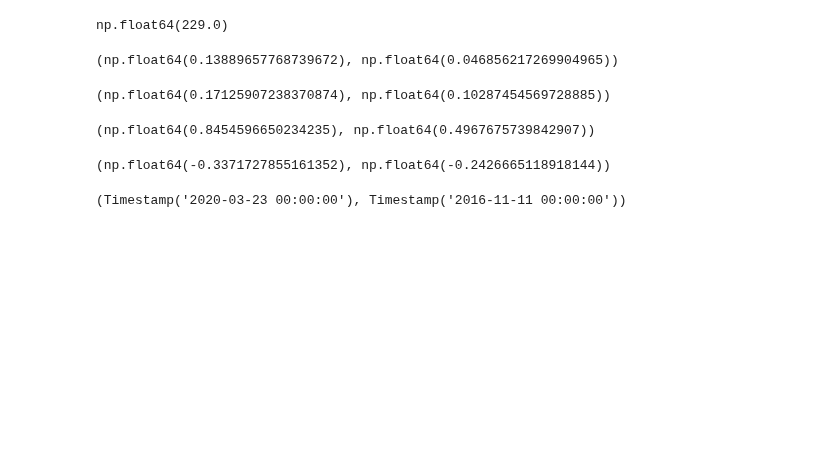
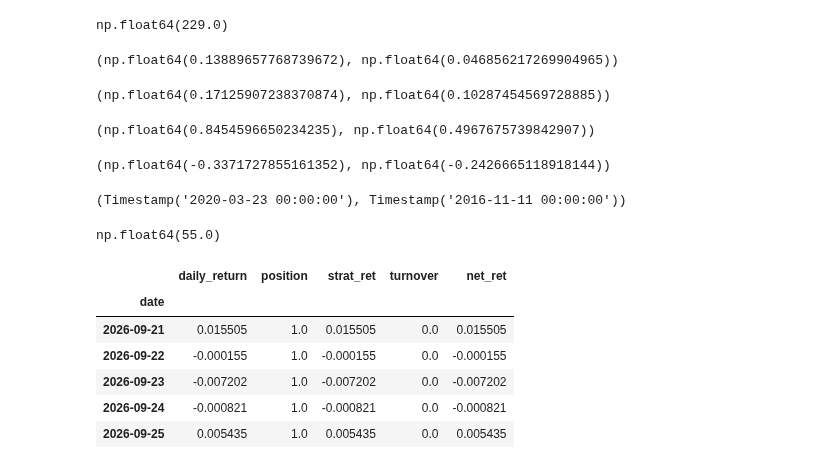
Before and after one commit to Alenchikk1/backtester, a Jupyter notebook: notebooks/02_first_backtest.ipynb, the cells around one changed output. Drawn from its saved outputs; the diff is of its cells as text; code cells hidden in the pictures; blank space fills up the shorter version.

Commit message:
Add momentum backtest and strategy comparison

```diff
--- a/notebooks/02_first_backtest.ipynb
+++ b/notebooks/02_first_backtest.ipynb
@@ -184,3 +184,19 @@ from src.metrics import drawdown_series
 drawdown_series(bt["daily_return"]).idxmin(), drawdown_series(bt_10["net_ret"]).idxmin()
 # %% [output]
 (Timestamp('2020-03-23 00:00:00'), Timestamp('2016-11-11 00:00:00'))
+# %%
+from src.signals import momentum_signal
+mom_signal = momentum_signal(spy["adj_close"])
+bt_mom = run_backtest(spy["adj_close"], mom_signal, cost_bps=10)
+# %% [output]
+np.float64(55.0)
+# %%
+bt_mom.tail()
+# %% [output]
+|  | daily_return | position | strat_ret | turnover | net_ret |
+| date |  |  |  |  |  |
+| 2026-09-21 | 0.015505 | 1.0 | 0.015505 | 0.0 | 0.015505 |
+| 2026-09-22 | -0.000155 | 1.0 | -0.000155 | 0.0 | -0.000155 |
+| 2026-09-23 | -0.007202 | 1.0 | -0.007202 | 0.0 | -0.007202 |
+| 2026-09-24 | -0.000821 | 1.0 | -0.000821 | 0.0 | -0.000821 |
+| 2026-09-25 | 0.005435 | 1.0 | 0.005435 | 0.0 | 0.005435 |
```
Also changed, not shown: parts of 3 cells of this notebook.
